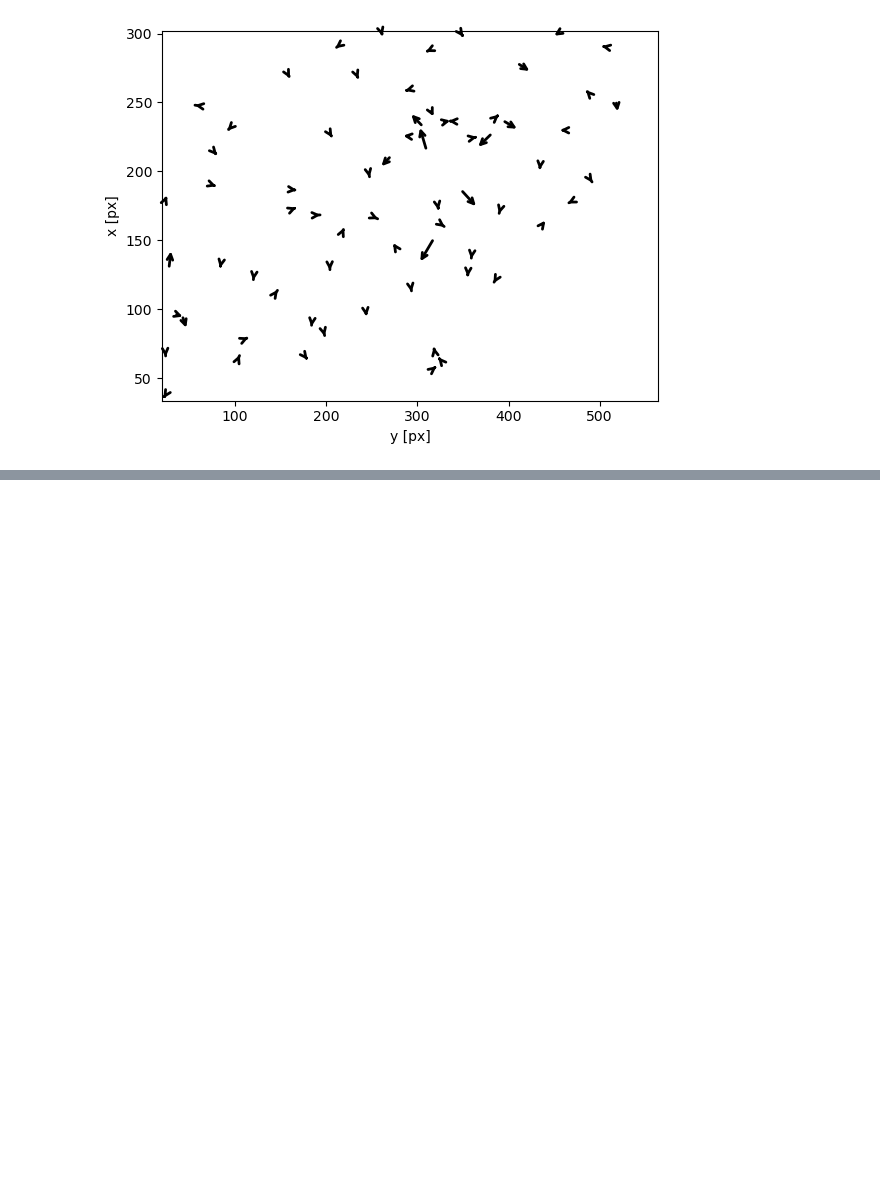
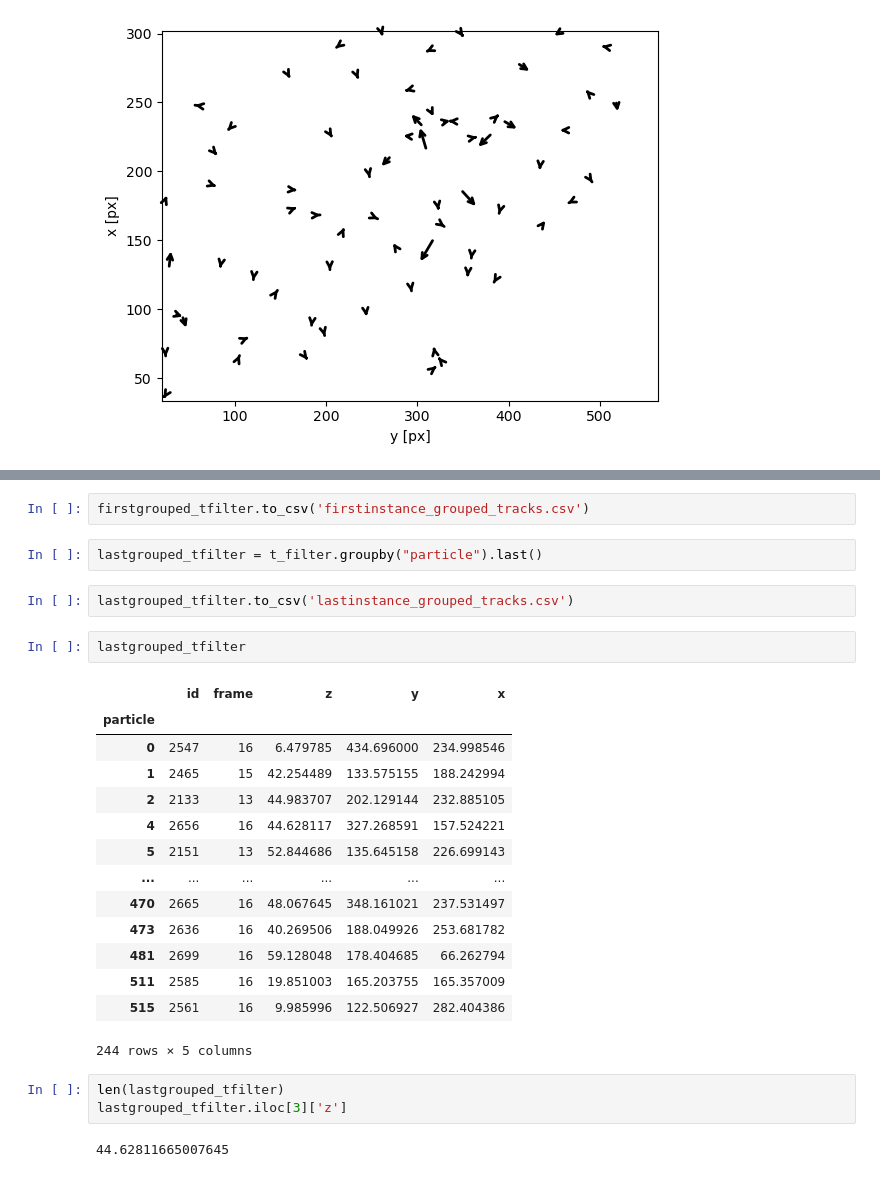
Before and after one commit to QureshiHK/VectorTrackEb3, a Jupyter notebook: trackpy_fastimaging_3D.ipynb, the cells around one changed output, grey strips where cells are left out. Drawn from its saved outputs; the diff is of its cells as text; blank space fills up the shorter version.

```diff
--- a/trackpy_fastimaging_3D.ipynb
+++ b/trackpy_fastimaging_3D.ipynb
@@ -138,0 +163,28 @@ track_vector=tp.plot_displacements(t_filter,1,10,pos_columns=['y','x'])
+# %%
+firstgrouped_tfilter.to_csv('firstinstance_grouped_tracks.csv')
+# %%
+lastgrouped_tfilter = t_filter.groupby("particle").last()
+# %%
+lastgrouped_tfilter.to_csv('lastinstance_grouped_tracks.csv')
+# %%
+lastgrouped_tfilter
+# %% [output]
+|  | id | frame | z | y | x |
+| particle |  |  |  |  |  |
+| 0 | 2547 | 16 | 6.479785 | 434.696000 | 234.998546 |
+| 1 | 2465 | 15 | 42.254489 | 133.575155 | 188.242994 |
+| 2 | 2133 | 13 | 44.983707 | 202.129144 | 232.885105 |
+| 4 | 2656 | 16 | 44.628117 | 327.268591 | 157.524221 |
+| 5 | 2151 | 13 | 52.844686 | 135.645158 | 226.699143 |
+| ... | ... | ... | ... | ... | ... |
+| 470 | 2665 | 16 | 48.067645 | 348.161021 | 237.531497 |
+| 473 | 2636 | 16 | 40.269506 | 188.049926 | 253.681782 |
+| 481 | 2699 | 16 | 59.128048 | 178.404685 | 66.262794 |
+| 511 | 2585 | 16 | 19.851003 | 165.203755 | 165.357009 |
+| 515 | 2561 | 16 | 9.985996 | 122.506927 | 282.404386 |
+244 rows × 5 columns
+# %%
+len(lastgrouped_tfilter)
+lastgrouped_tfilter.iloc[3]['z']
+# %% [output]
+44.62811665007645
```
Also changed, not shown: parts of 32 cells of this notebook.
